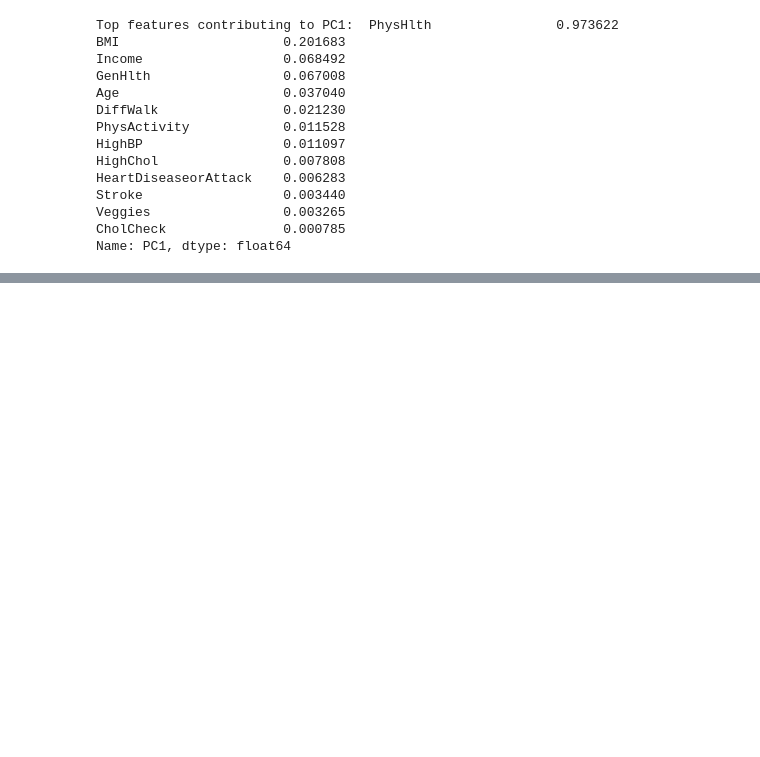
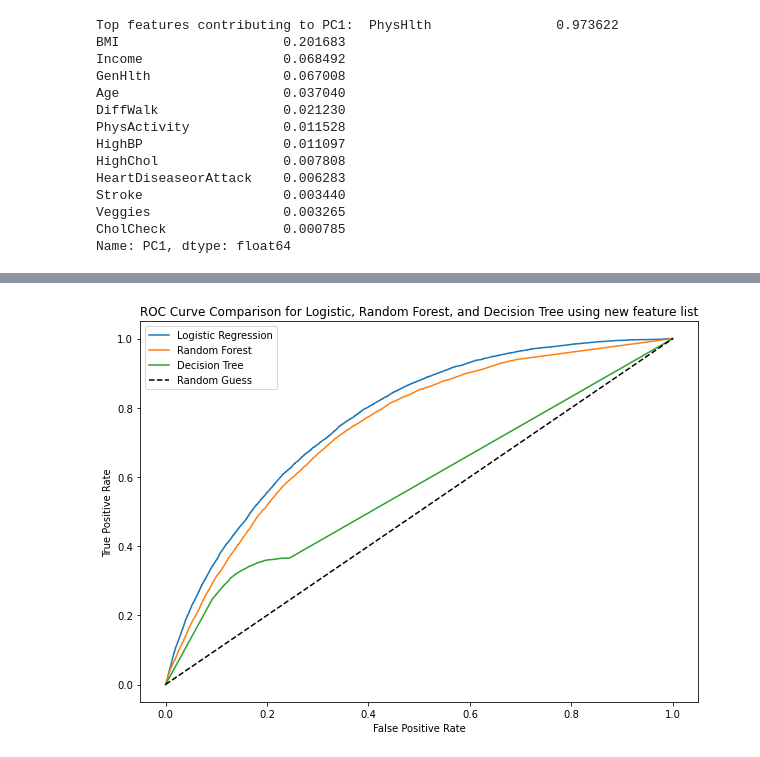
Before and after one commit to Kenzirey/ML-Assignment2, a Jupyter notebook: classification_train_evaluate.ipynb, the cells around one changed output, grey strips where cells are left out. Drawn from its saved outputs; the diff is of its cells as text; code cells hidden in the pictures; blank space fills up the shorter version.

```diff
--- a/classification_train_evaluate.ipynb
+++ b/classification_train_evaluate.ipynb
@@ -230,0 +364,14 @@ logistic_auc = auc(logistic_fpr, logistic_tpr)
+# %%
+# Plot ROC Curves for all models
+plt.figure(figsize=(10, 7))
+plt.plot(pca_logistic_fpr, pca_logistic_tpr, label='Logistic Regression')
+plt.plot(pca_random_forest_fpr, pca_random_forest_tpr, label='Random Forest')
+plt.plot(pca_decision_tree_fpr, pca_decision_tree_tpr, label='Decision Tree')
+plt.plot([0, 1], [0, 1], 'k--', label='Random Guess')
+plt.xlabel('False Positive Rate')
+plt.ylabel('True Positive Rate')
+plt.title('ROC Curve Comparison for Logistic, Random Forest, and Decision Tree using new feature list')
+plt.legend()
+plt.show()
+# %% [output]
+[figure, added]
```
Also changed, not shown: parts of 25 cells of this notebook.
